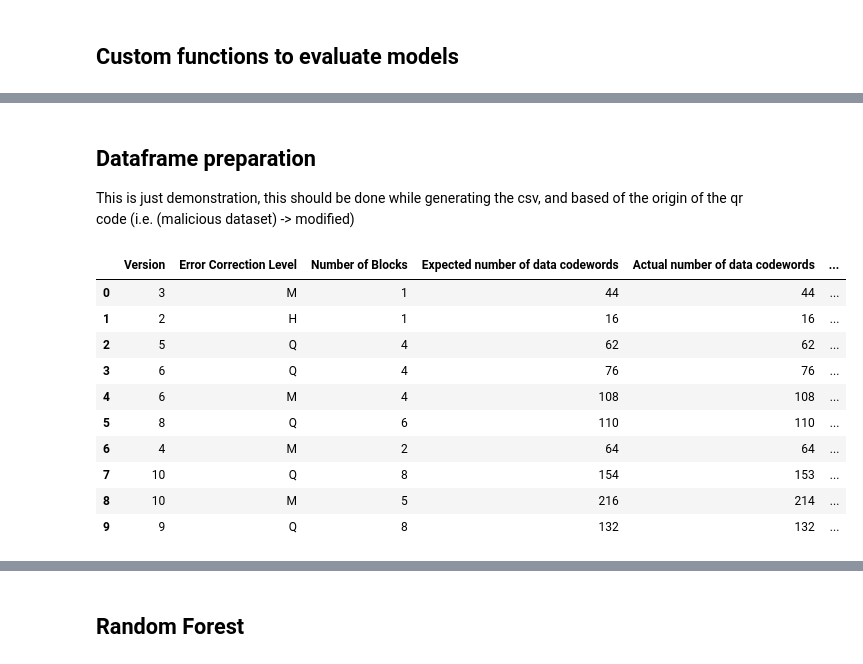
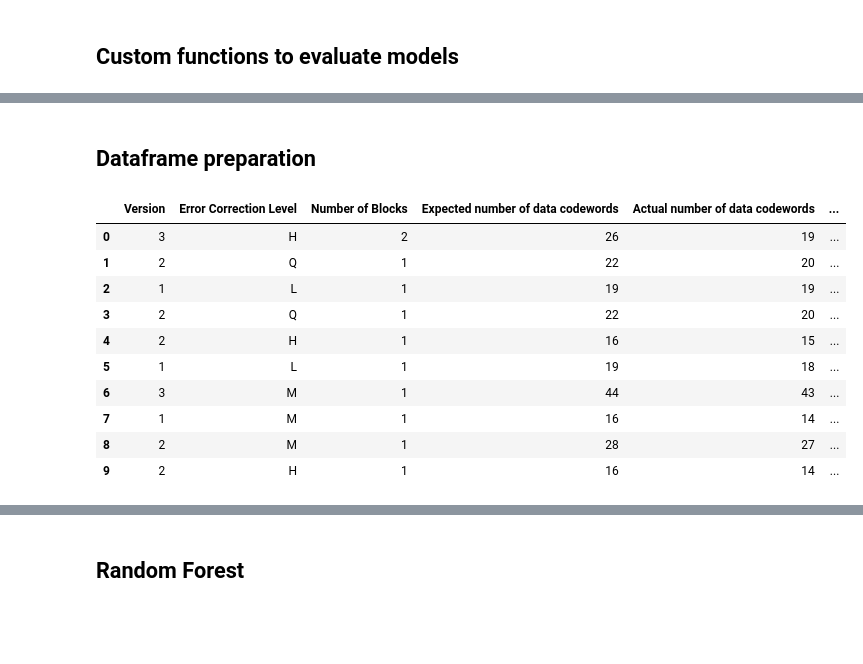
Before and after one commit to micgor32/quishdec, a Jupyter notebook: quarter_2/comparison.ipynb, the cells around one changed output, grey strips where cells are left out. Saved outputs shown, nothing was run; the diff lists cells and outputs as text; code cells hidden in the pictures; blank space fills up the shorter version.

```diff
--- a/quarter_2/comparison.ipynb
+++ b/quarter_2/comparison.ipynb
@@ -56,10 +65,21 @@ def plot_roc_curve(y_true, y_probs, model_name="Model"):
     plt.legend()
     plt.show()
 
+    df = pd.DataFrame({"Model": [model_name], "ROC AUC": [roc_auc]})
+
+    latex_table = df.to_latex(
+        index=False,
+        caption=f"ROC AUC for {model_name}",
+        label=f"tab:roc_auc_{model_name.lower().replace(' ', '_')}",
+        column_format="lc"
+    )
+
+    print(latex_table)
+
+
 # Malicious
-dfm = pd.read_csv("test1.csv")
+dfm = pd.read_csv("mal.csv")
 # Benign
-dfb = pd.read_csv("testm.csv")
+dfb = pd.read_csv("benign1.csv")
 
 df = pd.concat([dfm, dfb], ignore_index=True)
-df.head(5)
@@ -73,23 +86,21 @@ df.head(5)
 # %% [markdown]
 ## Dataframe preparation
-This is just demonstration, this should be done while generating the csv, and based of the origin of the qr code (i.e. (malicious dataset) -> modified)
 # %%
-df['Modified'] = df['Number of empty bytes'].apply(lambda x: 1 if x > 0 else 0)
 df['EC Level'] = df['Error Correction Level'].map(
     {'L': 1, 'M': 2, 'Q': 3, 'H': 4}).astype(int)
 
 df.to_csv("test.csv", sep='\t')
 df.head(10)
 # %% [output]
 |  | Version | Error Correction Level | Number of Blocks | Expected number of data codewords | Actual number of data codewords | ... |
-| 0 | 3 | M | 1 | 44 | 44 | ... |
-| 1 | 2 | H | 1 | 16 | 16 | ... |
-| 2 | 5 | Q | 4 | 62 | 62 | ... |
-| 3 | 6 | Q | 4 | 76 | 76 | ... |
-| 4 | 6 | M | 4 | 108 | 108 | ... |
-| 5 | 8 | Q | 6 | 110 | 110 | ... |
-| 6 | 4 | M | 2 | 64 | 64 | ... |
-| 7 | 10 | Q | 8 | 154 | 153 | ... |
-| 8 | 10 | M | 5 | 216 | 214 | ... |
-| 9 | 9 | Q | 8 | 132 | 132 | ... |
+| 0 | 3 | H | 2 | 26 | 19 | ... |
+| 1 | 2 | Q | 1 | 22 | 20 | ... |
+| 2 | 1 | L | 1 | 19 | 19 | ... |
+| 3 | 2 | Q | 1 | 22 | 20 | ... |
+| 4 | 2 | H | 1 | 16 | 15 | ... |
+| 5 | 1 | L | 1 | 19 | 18 | ... |
+| 6 | 3 | M | 1 | 44 | 43 | ... |
+| 7 | 1 | M | 1 | 16 | 14 | ... |
+| 8 | 2 | M | 1 | 28 | 27 | ... |
+| 9 | 2 | H | 1 | 16 | 14 | ... |
 # %%
```
Also changed, not shown: parts of 10 cells of this notebook.
